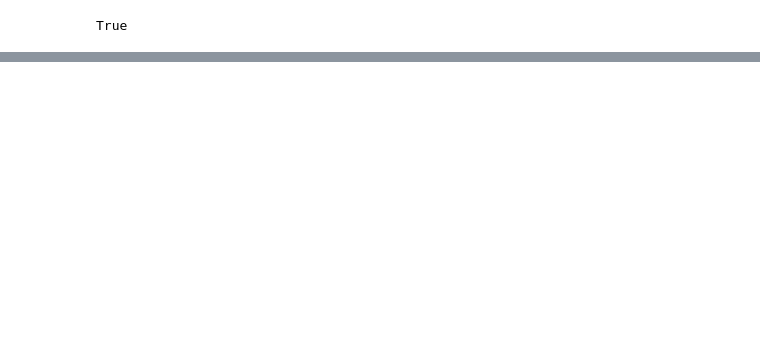
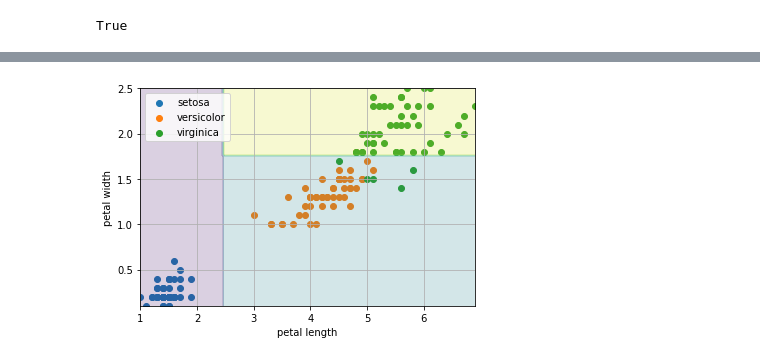
Before and after one commit to JakeOh/202007_itw_bd18, a Jupyter notebook: lab_ml/ml09_tree.ipynb, the cells around one changed output, grey strips where cells are left out. Cells and saved outputs as stored; diff of their text form; code cells hidden in the pictures; blank space fills up the shorter version.

```diff
--- a/lab_ml/ml09_tree.ipynb
+++ b/lab_ml/ml09_tree.ipynb
@@ -67,0 +73,4 @@ True
+# %%
+# Tree의 depth를 제한 -> overfitting을 감소
+tree_clf_2 = DecisionTreeClassifier(max_depth=2, random_state=42)
+tree_clf_2.fit(X, y)
@@ -67,0 +95,27 @@ True
+# %%
+def plot_tree_boundary(X, y, model):
+    # 샘플 데이터 시각화
+    for cls, species in zip([0, 1, 2], iris['target_names']):
+        plt.scatter(X[y == cls, 0], X[y == cls, 1], label=species)
+    # plt.vlines(x=2.45, ymin=0, ymax=3)  # Tree 가지치기 첫번째 기준
+    # plt.hlines(y=1.75, xmin=2.45, xmax=7, color='r')  # Tree 가지치기 두번째 기준
+
+    # 결정 경계면(decision boundary) 시각화
+    x_min, y_min = np.min(X, axis=0)
+    x_max, y_max = np.max(X, axis=0)
+    # print(x_min, x_max, y_min, y_max)
+    x_pts = np.linspace(start=x_min, stop=x_max, num=100)
+    y_pts = np.linspace(start=y_min, stop=y_max, num=100)
+    X_pts, Y_pts = np.meshgrid(x_pts, y_pts)
+    X_new = np.c_[X_pts.ravel(), Y_pts.ravel()]
+    y_new = model.predict(X_new).reshape(X_pts.shape)
+    plt.contourf(X_pts, Y_pts, y_new, alpha=0.2)
+
+    plt.xlabel('petal length')
+    plt.ylabel('petal width')
+    plt.legend()
+    plt.grid()
+# %%
+plot_tree_boundary(X, y, tree_clf_2)
+# %% [output]
+[figure, added]
```
Also changed, not shown: parts of 4 cells of this notebook.
